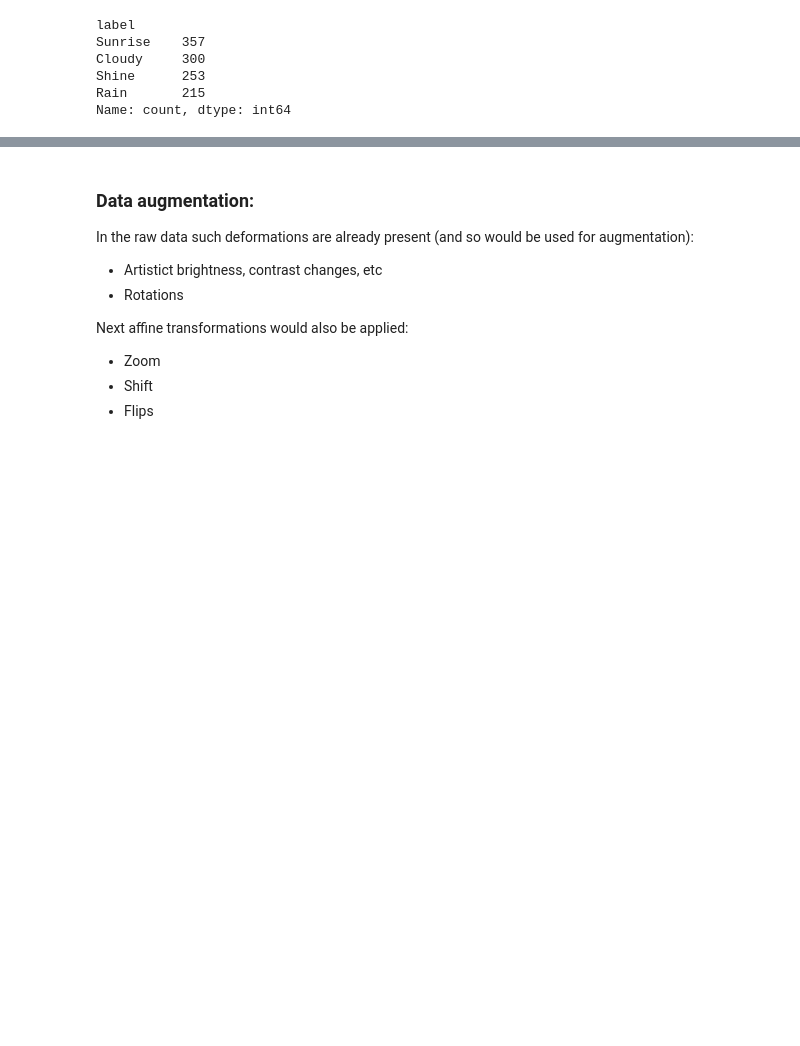
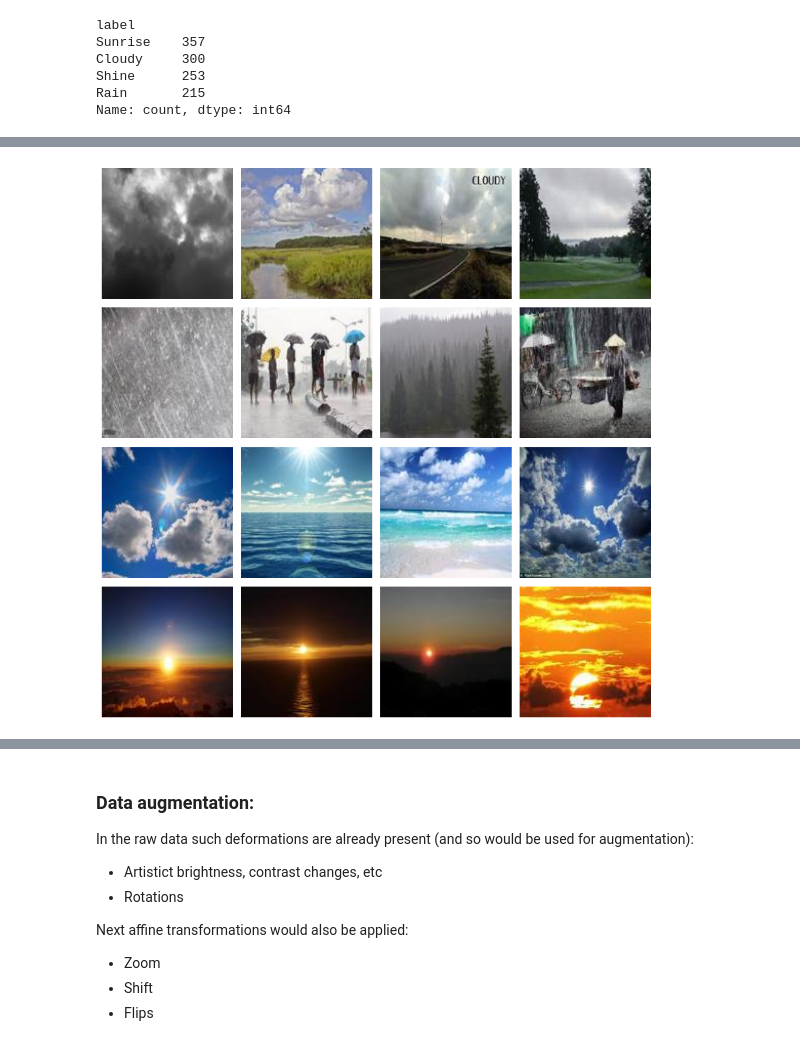
Before and after one commit to volodymyrkir/computational_intelligence, a Jupyter notebook: lab1/lab1.ipynb, the cells around one changed output, grey strips where cells are left out. Cells and saved outputs as stored; diff of their text form; code cells hidden in the pictures; blank space fills up the shorter version.

```diff
--- a/lab1/lab1.ipynb
+++ b/lab1/lab1.ipynb
@@ -214,0 +215,30 @@ Correlation matrix between channels (Red, Green, Blue):
+# %%
+def find_images(class_name: str, names: tuple) -> Image:
+    return [Image.open(os.path.join(PROCESSED_DATA_DIR, class_name, name)) for name in names]
+
+showcase_images = {
+    'Cloudy': find_images('Cloudy', ('cloudy1.jpg', 'cloudy100.jpg', 'cloudy286.jpg', 'cloudy265.jpg')),
+    'Rain': find_images('Rain', ('rain7.jpg', 'rain118.jpg', 'rain137.jpg', 'rain202.jpg')),
+    'Shine': find_images('Shine',  ('shine4.jpg', 'shine9.jpg', 'shine87.jpg', 'shine129.jpg')),
+    'Sunrise': find_images('Sunrise', ('sunrise3.jpg', 'sunrise32.jpg', 'sunrise90.jpg', 'sunrise270.jpg'))
+}
+categories_num, images_num = len(showcase_images), len(showcase_images['Cloudy'])
+# %%
+fig, axes = plt.subplots(categories_num, images_num, figsize=(10, 10))
+
+images = []
+labels = []
+
+for label, images_inner in showcase_images.items():
+    labels.append(label)
+    images.extend(images_inner)
+
+for i, ax in enumerate(axes.flat):
+    ax.imshow(images[i])
+    ax.axis('off')
+
+
+plt.tight_layout()
+plt.show()
+# %% [output]
+[figure, added]
```
Also changed, not shown: parts of 10 cells of this notebook, 2 other files.
